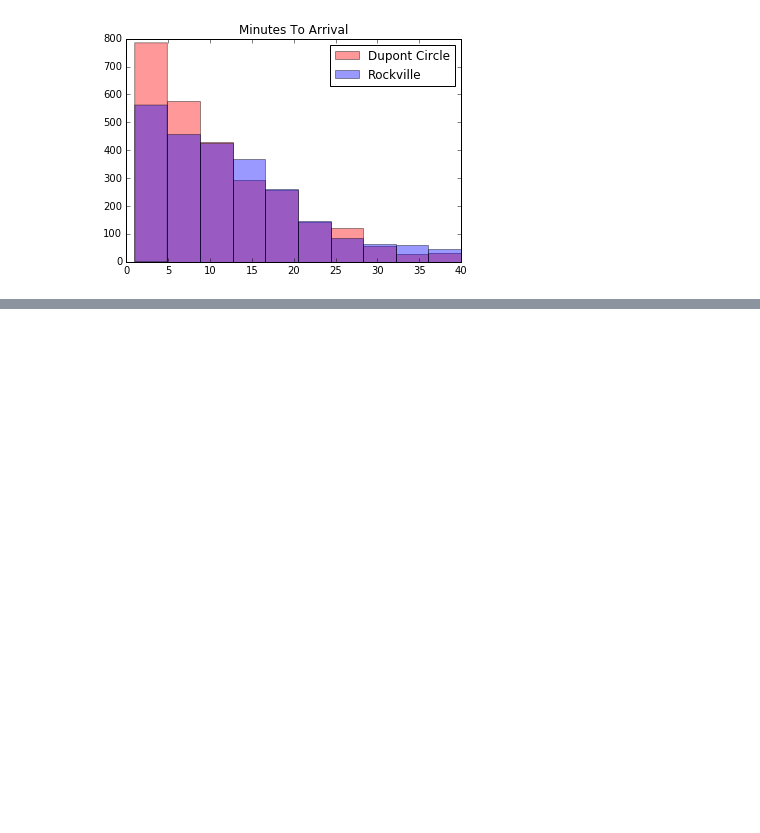
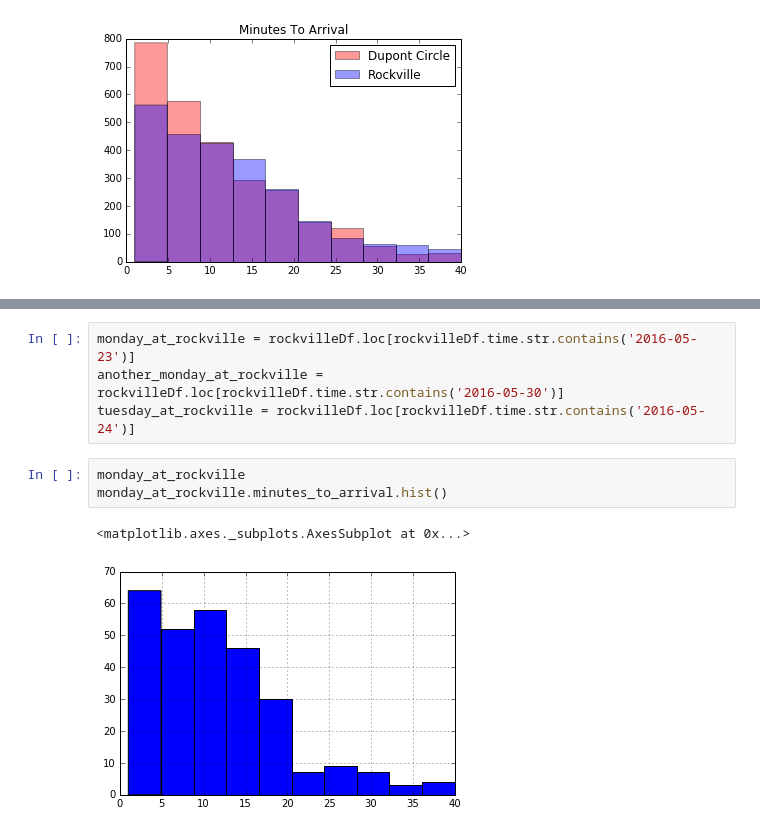
Before and after one commit to josephhaaga/metrowrapper, a Jupyter notebook: munging.ipynb, the cells around one changed output, grey strips where cells are left out. Cells and saved outputs as stored; diff of their text form; blank space fills up the shorter version.

```diff
--- a/munging.ipynb
+++ b/munging.ipynb
@@ -44,3 +46,13 @@ rockvilleDf.describe()
 | unique | 5 | 2 | 40 | 753 | 1 | 1 |
 | top | Shady Grove | 6 | 3 | 2016-05-27 06:00:53 | Rockville | red |
 | freq | 1563 | 1307 | 167 | 6 | 2482 | 2482 |
+# %%
+monday_at_rockville = rockvilleDf.loc[rockvilleDf.time.str.contains('2016-05-23')]
+another_monday_at_rockville = rockvilleDf.loc[rockvilleDf.time.str.contains('2016-05-30')]
+tuesday_at_rockville = rockvilleDf.loc[rockvilleDf.time.str.contains('2016-05-24')]
+# %%
+monday_at_rockville
+monday_at_rockville.minutes_to_arrival.hist()
+# %% [output]
+<matplotlib.axes._subplots.AxesSubplot at 0x...>
+[figure, added]
```
Also changed, not shown: parts of 3 cells of this notebook.
